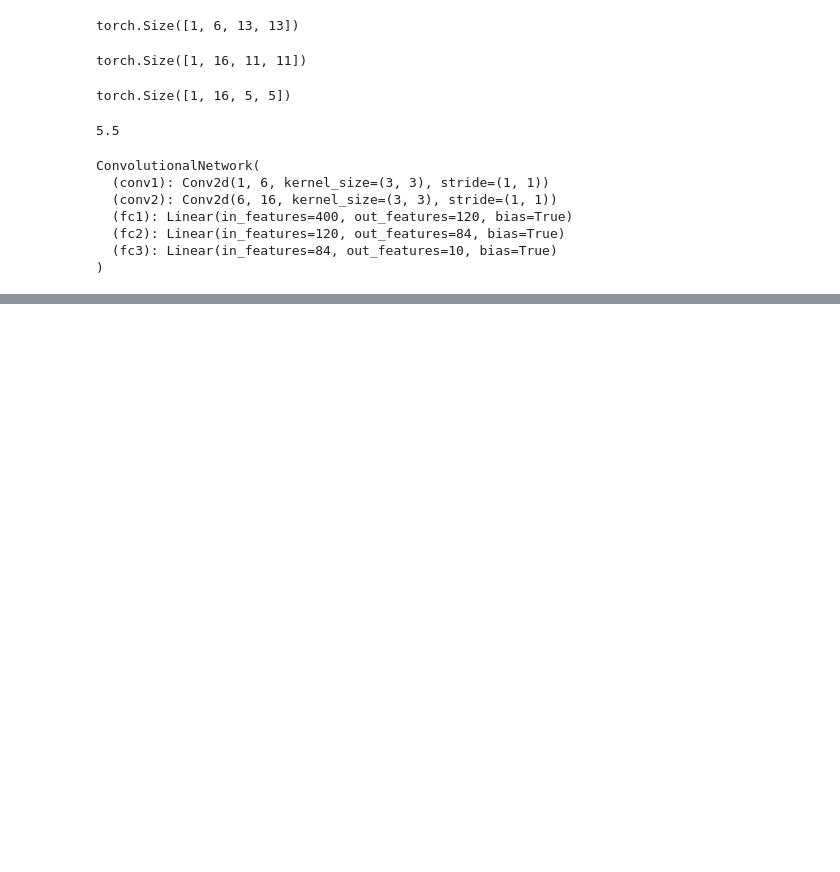
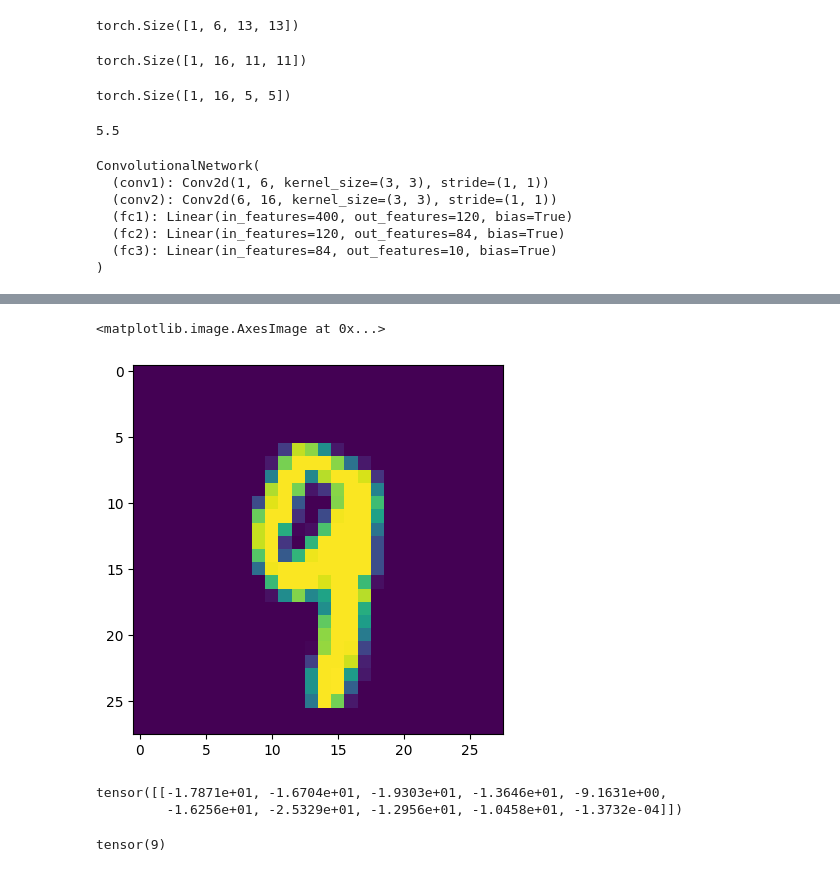
Before and after one commit to alfie1104/deeplearning-with-pytorch, a Jupyter notebook: 6_basic_cnn_model.ipynb, the cells around one changed output, grey strips where cells are left out. Saved outputs shown, nothing was run; the diff lists cells and outputs as text; code cells hidden in the pictures; blank space fills up the shorter version.

```diff
--- a/6_basic_cnn_model.ipynb
+++ b/6_basic_cnn_model.ipynb
@@ -177,0 +342,6 @@ print(f'Training Took : {total/60} minutes')
+# %%
+# show the image
+plt.imshow(test_data[4143][0].reshape(28,28))
+# %% [output]
+<matplotlib.image.AxesImage at 0x...>
+[figure, added]
@@ -177,0 +353,10 @@ print(f'Training Took : {total/60} minutes')
+# %%
+# Check the new prediction... get probabilities
+new_prediction
+# %% [output]
+tensor([[-1.7871e+01, -1.6704e+01, -1.9303e+01, -1.3646e+01, -9.1631e+00,
+         -1.6256e+01, -2.5329e+01, -1.2956e+01, -1.0458e+01, -1.3732e-04]])
+# %%
+new_prediction.argmax()
+# %% [output]
+tensor(9)
```
Also changed, not shown: parts of 11 cells of this notebook.
